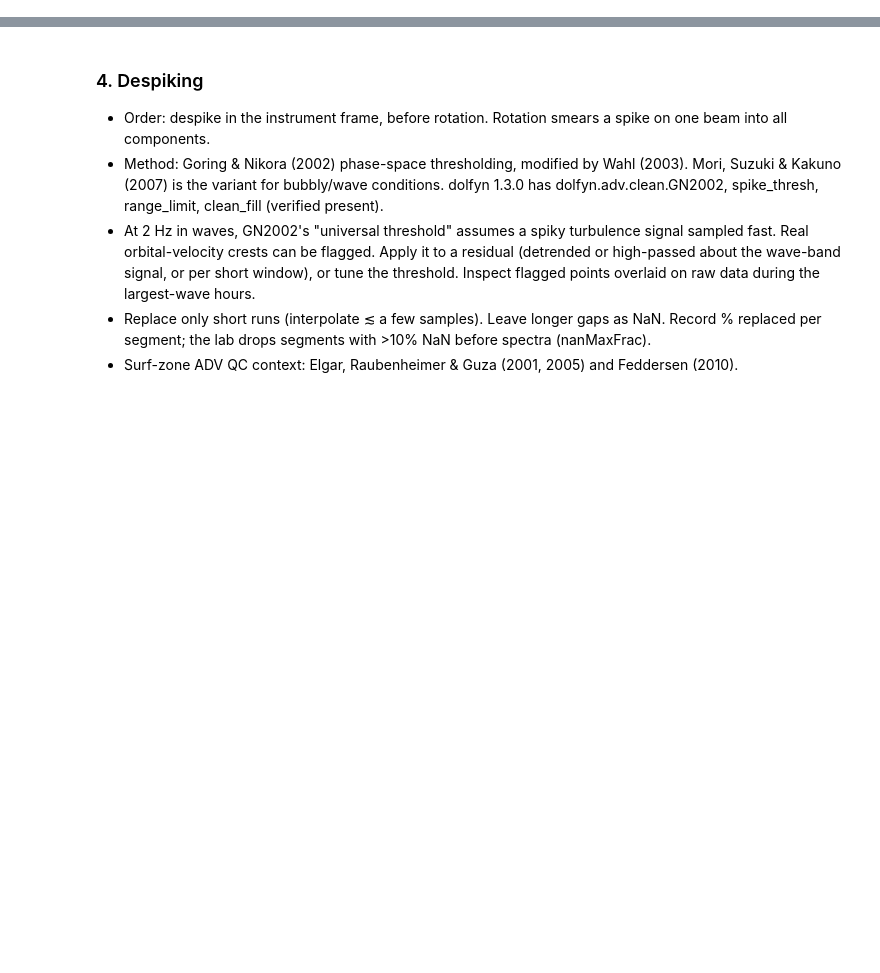
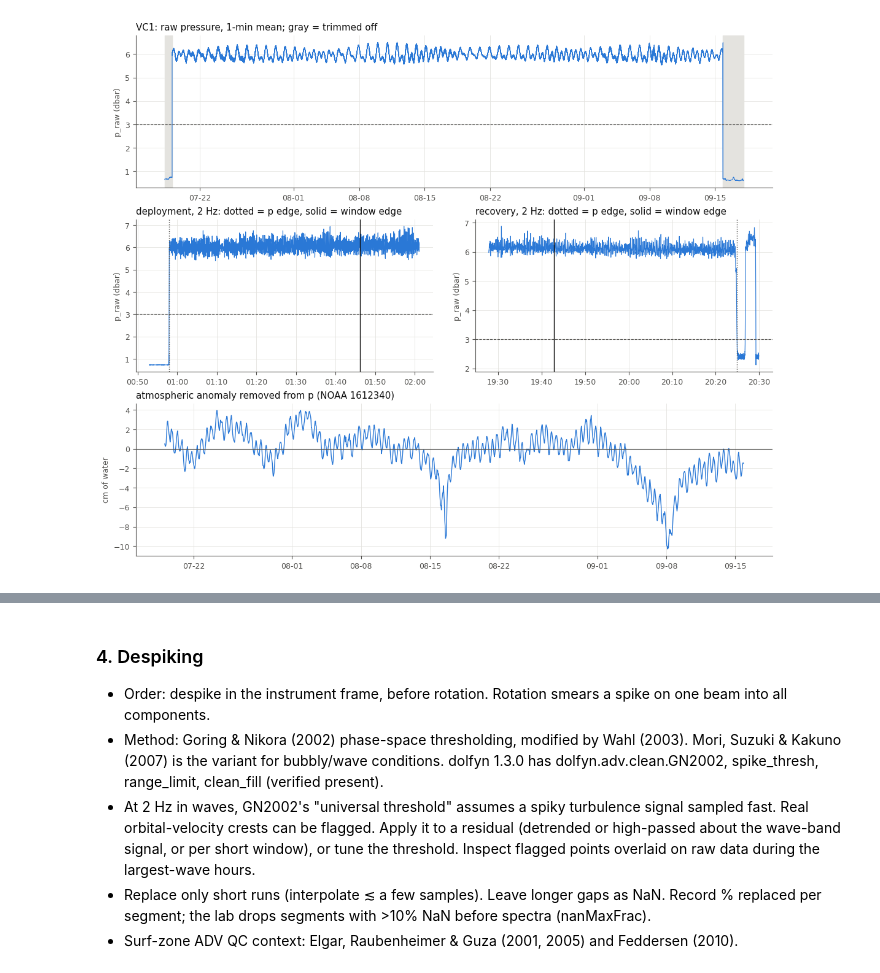
Before and after one commit to isidora-rojas/4EWA, a Jupyter notebook: processing/adv_QC.ipynb, the cells around one changed output, grey strips where cells are left out. Saved outputs shown, nothing was run; the diff lists cells and outputs as text; code cells hidden in the pictures; blank space fills up the shorter version.

```diff
--- a/processing/adv_QC.ipynb
+++ b/processing/adv_QC.ipynb
@@ -68,0 +444,44 @@ VC2['u'].plot(alpha=0.6)
+# %%
+##-----figure: trim window + atmospheric correction-----##
+# top row: whole raw record at 1-min means (10.7 M points is too many to draw); gray = cut
+p1 = pd.Series(p_raw, index=t).resample("1min").mean()
+fig = plt.figure(figsize=(11, 9), constrained_layout=True)
+gs = fig.add_gridspec(3, 2)
+
+ax = fig.add_subplot(gs[0, :])
+ax.plot(p1.index, p1.values, color=SERIES, lw=0.8)
+ax.axvspan(p1.index[0], t_in, color=GRID, zorder=0)
+ax.axvspan(t_out, p1.index[-1], color=GRID, zorder=0)
+ax.axhline(P_WET, color=INK2, ls="--", lw=0.8)
+ax.set_ylabel("p_raw (dbar)")
+ax.set_title(f"{sensor_id}: raw pressure, 1-min mean; gray = trimmed off", loc="left", color=INK)
+ax.xaxis.set_major_formatter(mdates.DateFormatter("%m-%d"))
+
+# middle row: 2 Hz zooms around each end. Dotted = pressure edge (p >= 3 dbar),
+# solid = final window edge after the handling cut + buffer
+zooms = [(t[i_in] - pd.Timedelta(minutes=5), t_in + pd.Timedelta(minutes=15), t[i_in], t_in, "deployment"),
+         (t_out - pd.Timedelta(minutes=15), t[i_out] + pd.Timedelta(minutes=5), t[i_out], t_out, "recovery")]
+for j, (a, b, tp, te, lab) in enumerate(zooms):
+    ax = fig.add_subplot(gs[1, j])
+    w = (t > a) & (t < b)
+    ax.plot(t[w], p_raw[w], color=SERIES, lw=0.8)
+    ax.axhline(P_WET, color=INK2, ls="--", lw=0.8)
+    ax.axvline(tp, color=INK2, ls=":", lw=1)
+    ax.axvline(te, color=INK, lw=1)
+    ax.set_title(f"{lab}, 2 Hz: dotted = p edge, solid = window edge", loc="left", color=INK)
+    ax.set_ylabel("p_raw (dbar)")
+    ax.xaxis.set_major_formatter(mdates.DateFormatter("%H:%M"))
+
+# bottom row: the barometric anomaly removed from p, in cm of water (10-min means)
+ax = fig.add_subplot(gs[2, :])
+a1 = pd.Series(100 * (patm_k - np.median(patm_k)), index=t[keep]).resample("10min").mean()
+ax.plot(a1.index, a1.values, color=SERIES, lw=1)
+ax.axhline(0, color=INK2, lw=0.8)
+ax.set_ylabel("cm of water")
+ax.set_title("atmospheric anomaly removed from p (NOAA 1612340)", loc="left", color=INK)
+ax.xaxis.set_major_formatter(mdates.DateFormatter("%m-%d"))
+
+fig.savefig(fig_dir / f"{sensor_id}_trim.png", dpi=150)
+plt.show()
+# %% [output]
+[figure, added]
```
Also changed, not shown: parts of 30 cells of this notebook, 6 other files.
